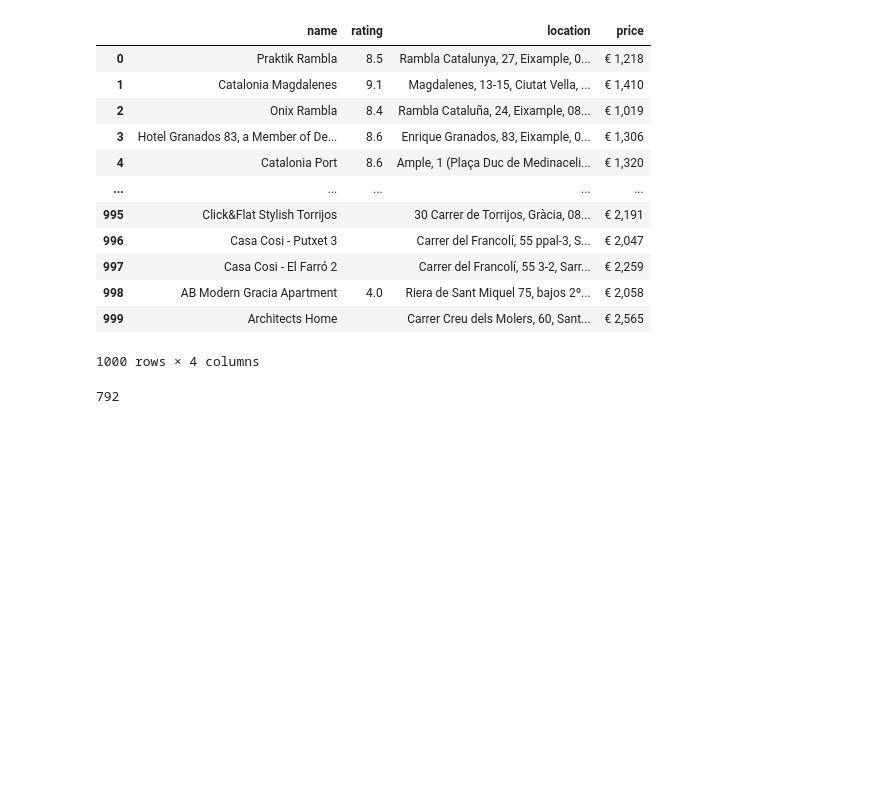
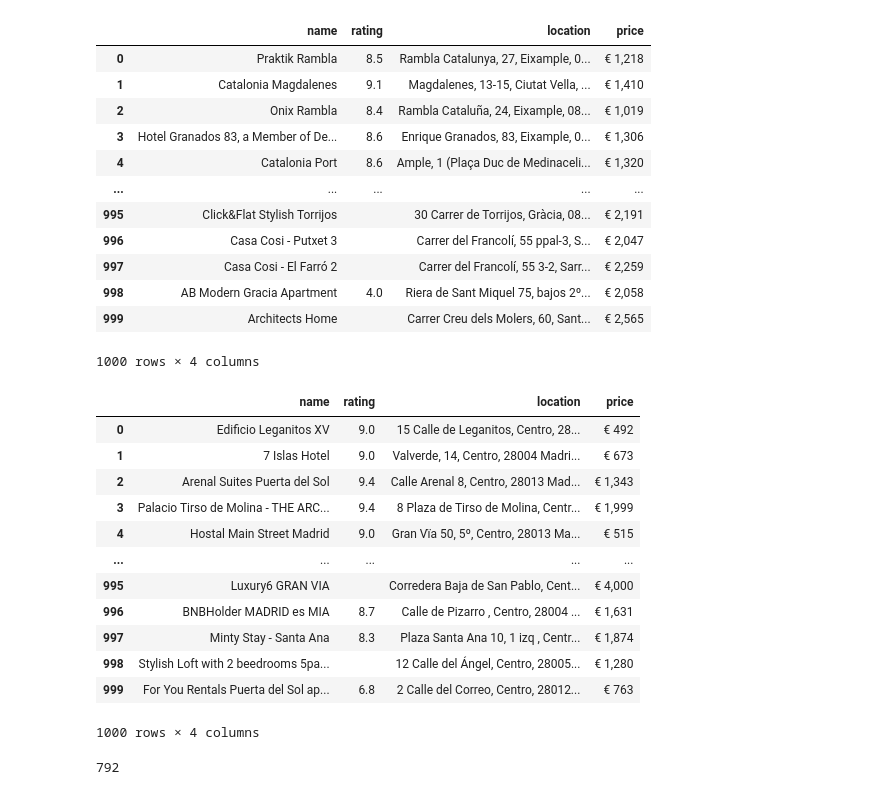
Before and after one commit to smanotasa/HW3, a Jupyter notebook: A3_WielathQuinonesManotas.ipynb, the cells around one changed output. Drawn from its saved outputs; the diff is of its cells as text; code cells hidden in the pictures; blank space fills up the shorter version.

Commit message:
madrid scrape

```diff
--- a/A3_WielathQuinonesManotas.ipynb
+++ b/A3_WielathQuinonesManotas.ipynb
@@ -481,6 +478,25 @@ df
 | 998 | AB Modern Gracia Apartment | 4.0 | Riera de Sant Miquel 75, bajos 2º... | € 2,058 |
 | 999 | Architects Home |  | Carrer Creu dels Molers, 60, Sant... | € 2,565 |
 1000 rows × 4 columns
+# %%
+df_madrid = pd.DataFrame.from_dict(hotel_dict, orient='index')
+df_madrid = df_madrid.transpose()
+
+df_madrid
+# %% [output]
+|  | name | rating | location | price |
+| 0 | Edificio Leganitos XV | 9.0 | 15 Calle de Leganitos, Centro, 28... | € 492 |
+| 1 | 7 Islas Hotel | 9.0 | Valverde, 14, Centro, 28004 Madri... | € 673 |
+| 2 | Arenal Suites Puerta del Sol | 9.4 | Calle Arenal 8, Centro, 28013 Mad... | € 1,343 |
+| 3 | Palacio Tirso de Molina - THE ARC... | 9.4 | 8 Plaza de Tirso de Molina, Centr... | € 1,999 |
+| 4 | Hostal Main Street Madrid | 9.0 | Gran Vïa 50, 5º, Centro, 28013 Ma... | € 515 |
+| ... | ... | ... | ... | ... |
+| 995 | Luxury6 GRAN VIA |  | Corredera Baja de San Pablo, Cent... | € 4,000 |
+| 996 | BNBHolder MADRID es MIA | 8.7 | Calle de Pizarro , Centro, 28004 ... | € 1,631 |
+| 997 | Minty Stay - Santa Ana | 8.3 | Plaza Santa Ana 10, 1 izq , Centr... | € 1,874 |
+| 998 | Stylish Loft with 2 beedrooms 5pa... |  | 12 Calle del Ángel, Centro, 28005... | € 1,280 |
+| 999 | For You Rentals Puerta del Sol ap... | 6.8 | 2 Calle del Correo, Centro, 28012... | € 763 |
+1000 rows × 4 columns
 # %%
 df.name.nunique()
 # %% [output]
```
Also changed, not shown: parts of 1 cell of this notebook.
